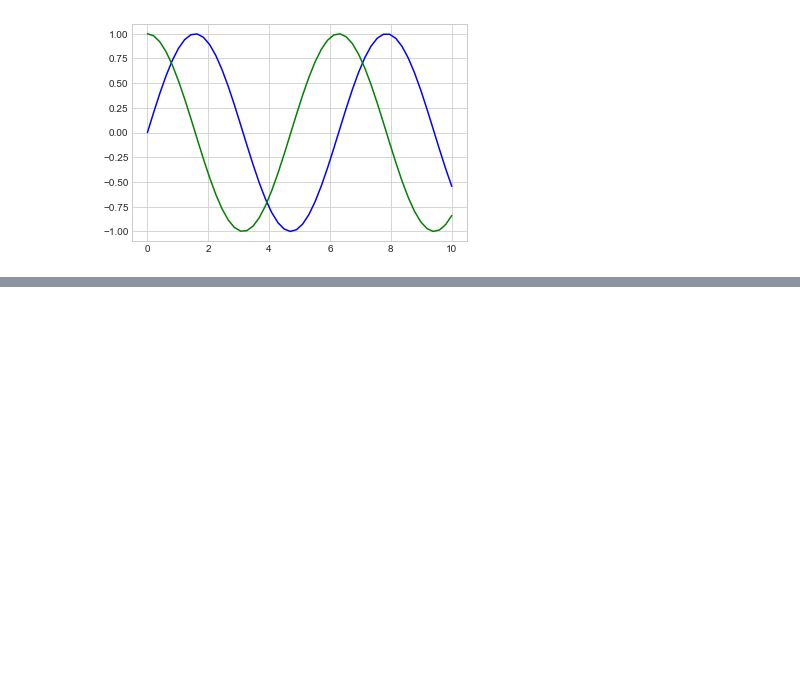
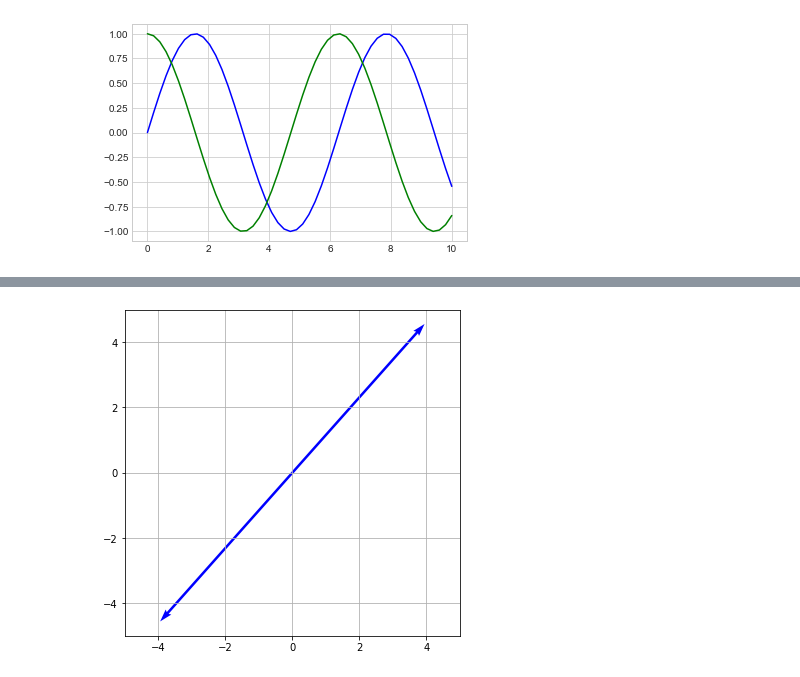
Before and after one commit to hemanth1313/Python-using-AI, a Jupyter notebook: Module 3/data_representations.ipynb, the cells around one changed output, grey strips where cells are left out. Cells and saved outputs as stored; diff of their text form; code cells hidden in the pictures; blank space fills up the shorter version.

```diff
--- a/Module 3/data_representations.ipynb
+++ b/Module 3/data_representations.ipynb
@@ -155,0 +158,17 @@ plt.stem(k,x, use_line_collection=True)
+# %%
+import numpy as np
+import scipy as sp
+import matplotlib.pyplot as plt
+vec = np.array([[4],[4.5]])
+o_vec = np.array([[-4],[-4.5]])
+origin = np.zeros(vec.shape)
+plt.figure(figsize=(6,6))
+plt.quiver(*origin,*vec,color=['b'],scale=1,units='xy')
+plt.quiver(*origin,*o_vec,color=['b'],scale=1,units='xy')
+plt.grid()
+plt.xlim(-5,5)
+plt.ylim(-5,5)
+#plt.gca().set_aspect('equal')
+plt.show()
+# %% [output]
+[figure, added]
```
Also changed, not shown: parts of 2 cells of this notebook.
